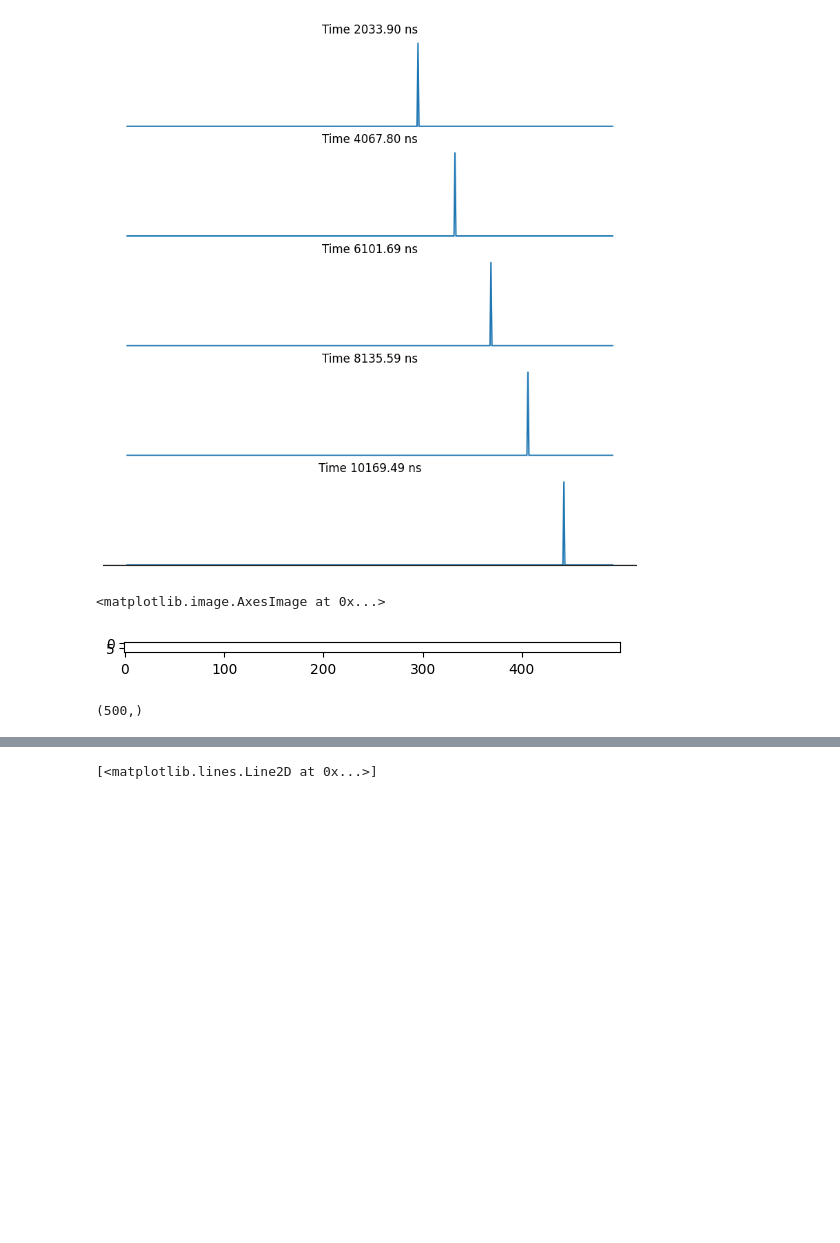
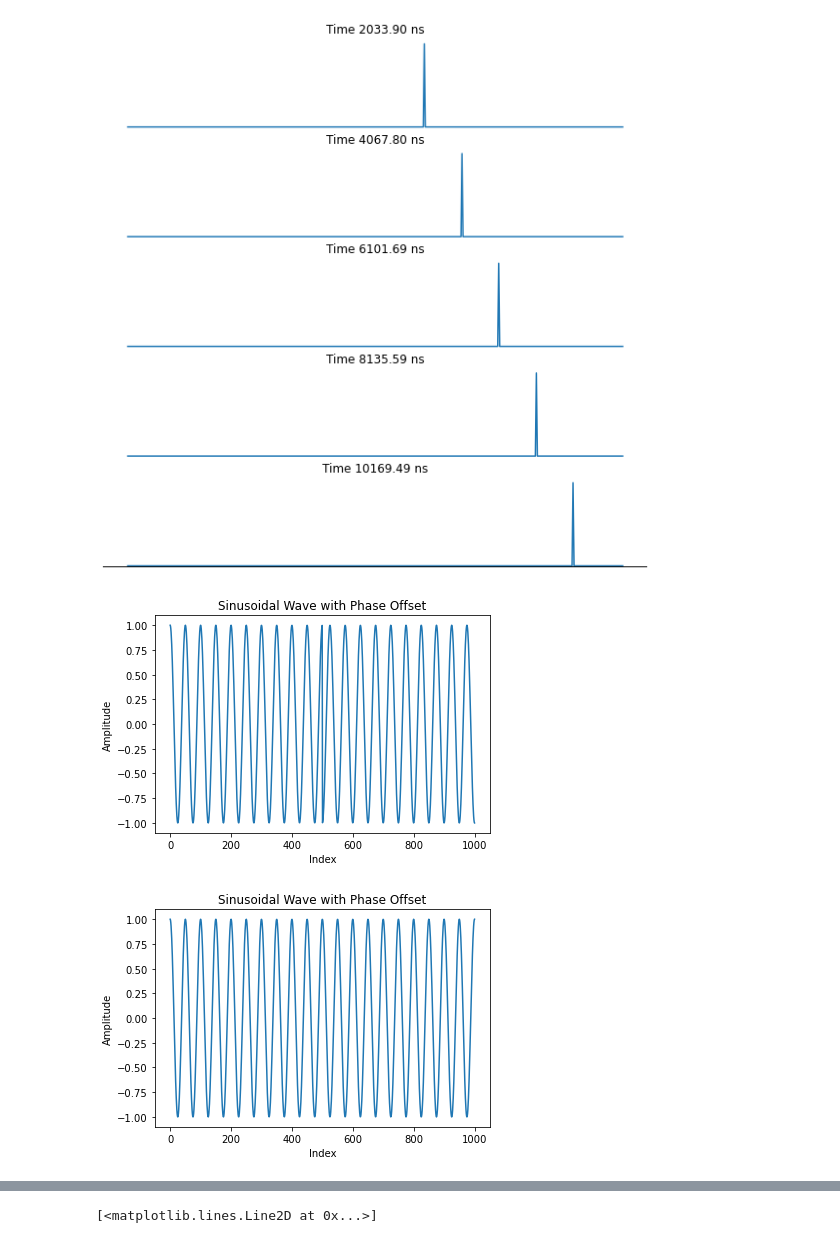
Before and after one commit to nsong03/Ultracold-Research, a Jupyter notebook: TweezerOptimization/aod_phase_opt.ipynb, the cells around one changed output, grey strips where cells are left out. Drawn from its saved outputs; the diff is of its cells as text; code cells hidden in the pictures; blank space fills up the shorter version.

```diff
--- a/TweezerOptimization/aod_phase_opt.ipynb
+++ b/TweezerOptimization/aod_phase_opt.ipynb
@@ -235,12 +235,63 @@ gaussian_arrays = generate_gaussian_arrays(start_fx, end_fx, aodresolution, numt
 plotsnapshots(gaussian_arrays)
 # %% [output]
 [figure]
-# %%
-plt.imshow(snapshots.get())
-# %% [output]
-<matplotlib.image.AxesImage at 0x...>
-[figure, removed]
-# %%
-cp.shape(testsnapshot)
-# %% [output]
-(500,)
+# %%
+
+def create_sinusoidal_array2(size, k, phi):
+    # Ensure size is even for simplicity
+    if size % 2 != 0:
+        raise ValueError("Size of the array must be even")
+
+    half_size = size // 2
+    x = cp.linspace(0, 2*cp.pi, size)
+
+    # First half
+    first_half = cp.sin(k * x[:half_size] + phi)
+
+    # Second half (phase shifted by pi)
+    second_half = cp.sin(k * x[half_size:] + phi + cp.pi)
+
+    # Combine halves
+    result = cp.concatenate((first_half, second_half))
+
+    return result
+
+def create_sinusoidal_array1(size, k, phi):
+    # Ensure size is even for simplicity
+    if size % 2 != 0:
+        raise ValueError("Size of the array must be even")
+
+    half_size = size // 2
+    x = cp.linspace(0, 2*cp.pi, size)
+
+    # First half
+    first_half = cp.sin(k * x + phi)
+
+    # Second half (phase shifted by pi)
+
+    # Combine halves
+
+    return first_half
+
+# Parameters
+size = 1000  # Length of the array
+k = 20        # Frequency of the wave
+phi = cp.pi/2   # Phase offset
+
+# Create the array
+sinusoidal_array2 = create_sinusoidal_array2(size, k, phi)
+sinusoidal_array1 = create_sinusoidal_array1(size, k, phi)
+# Plot the result
+plt.plot(sinusoidal_array2.get())
+plt.title("Sinusoidal Wave with Phase Offset")
+plt.xlabel("Index")
+plt.ylabel("Amplitude")
+plt.show()
+plt.plot(sinusoidal_array1.get())
+plt.title("Sinusoidal Wave with Phase Offset")
+plt.xlabel("Index")
+plt.ylabel("Amplitude")
+plt.show()
+# %% [output]
+[figure, added]
+[figure, added]
```
Also changed, not shown: parts of 3 cells of this notebook.
